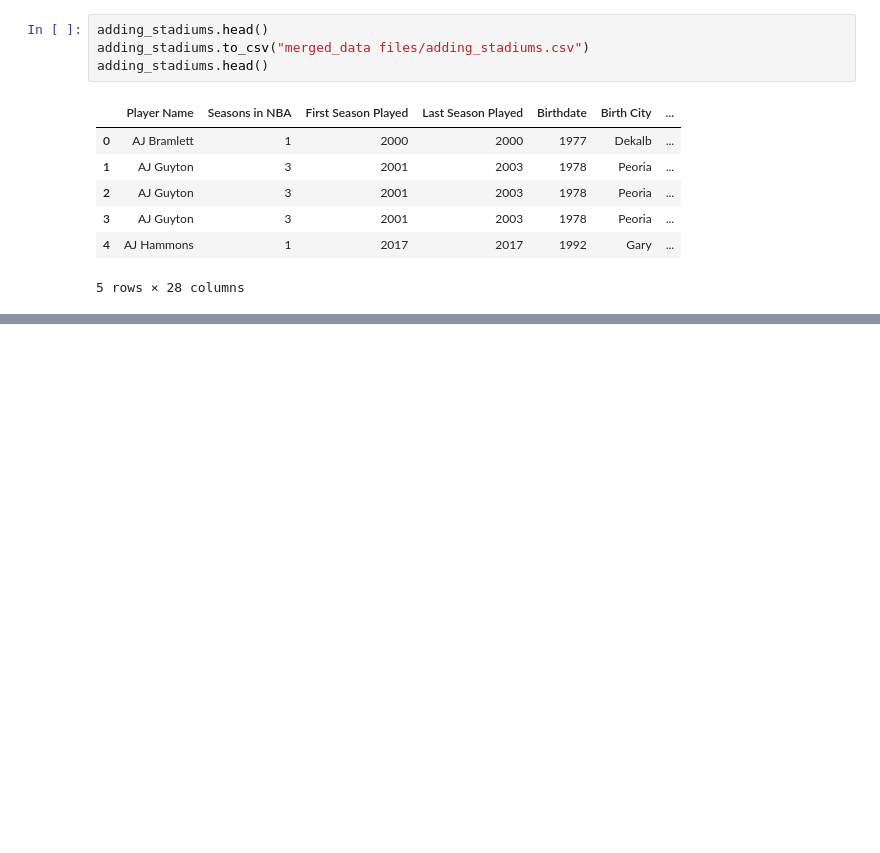
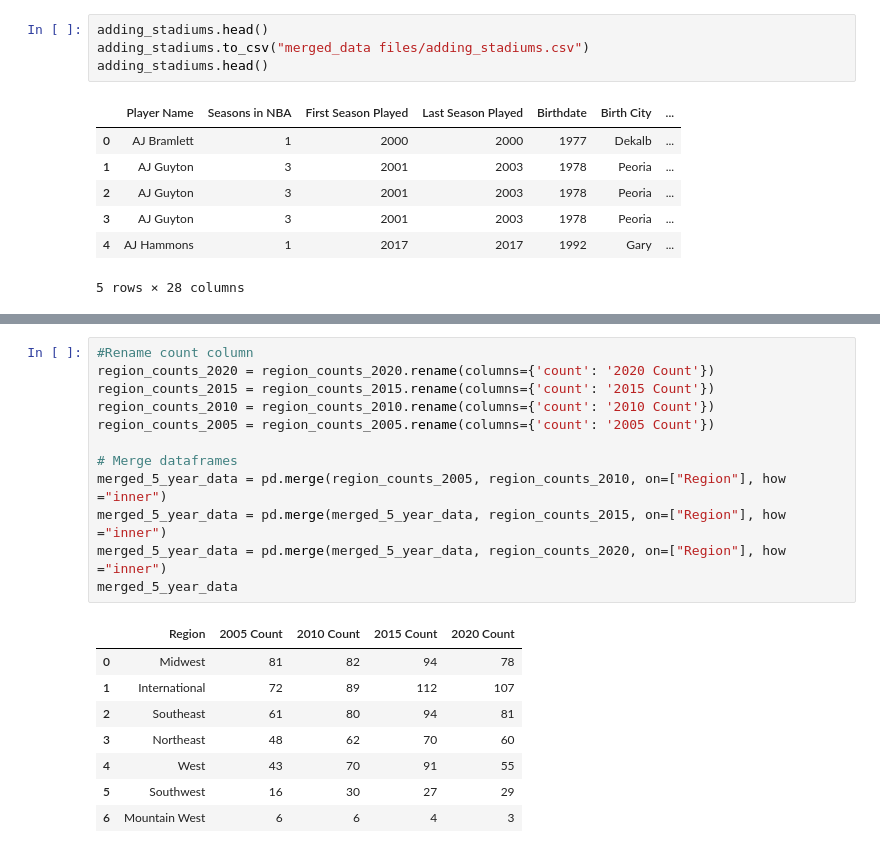
Before and after one commit to emitropoulos/Project-1, a Jupyter notebook: nba_analysis.ipynb, the cells around one changed output, grey strips where cells are left out. Drawn from its saved outputs; the diff is of its cells as text; blank space fills up the shorter version.

```diff
--- a/nba_analysis.ipynb
+++ b/nba_analysis.ipynb
@@ -472,0 +410,21 @@ plt.tight_layout()
+# %%
+#Rename count column
+region_counts_2020 = region_counts_2020.rename(columns={'count': '2020 Count'})
+region_counts_2015 = region_counts_2015.rename(columns={'count': '2015 Count'})
+region_counts_2010 = region_counts_2010.rename(columns={'count': '2010 Count'})
+region_counts_2005 = region_counts_2005.rename(columns={'count': '2005 Count'})
+
+# Merge dataframes
+merged_5_year_data = pd.merge(region_counts_2005, region_counts_2010, on=["Region"], how ="inner")
+merged_5_year_data = pd.merge(merged_5_year_data, region_counts_2015, on=["Region"], how ="inner")
+merged_5_year_data = pd.merge(merged_5_year_data, region_counts_2020, on=["Region"], how ="inner")
+merged_5_year_data
+# %% [output]
+|  | Region | 2005 Count | 2010 Count | 2015 Count | 2020 Count |
+| 0 | Midwest | 81 | 82 | 94 | 78 |
+| 1 | International | 72 | 89 | 112 | 107 |
+| 2 | Southeast | 61 | 80 | 94 | 81 |
+| 3 | Northeast | 48 | 62 | 70 | 60 |
+| 4 | West | 43 | 70 | 91 | 55 |
+| 5 | Southwest | 16 | 30 | 27 | 29 |
+| 6 | Mountain West | 6 | 6 | 4 | 3 |
```
Also changed, not shown: parts of 17 cells of this notebook.
